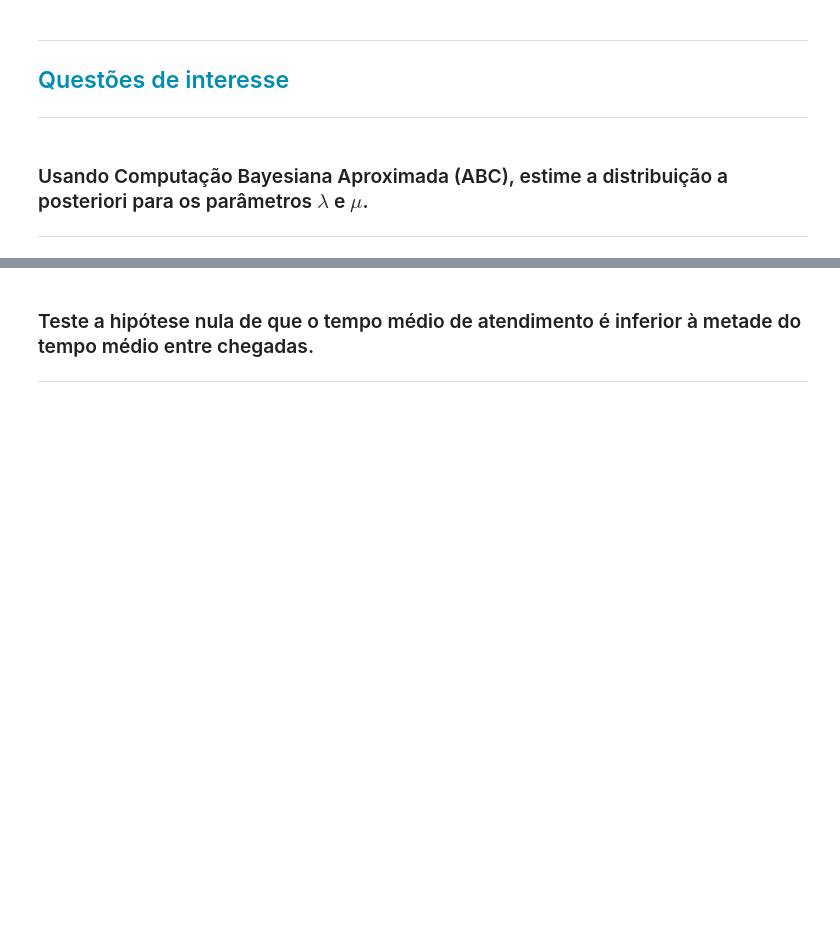
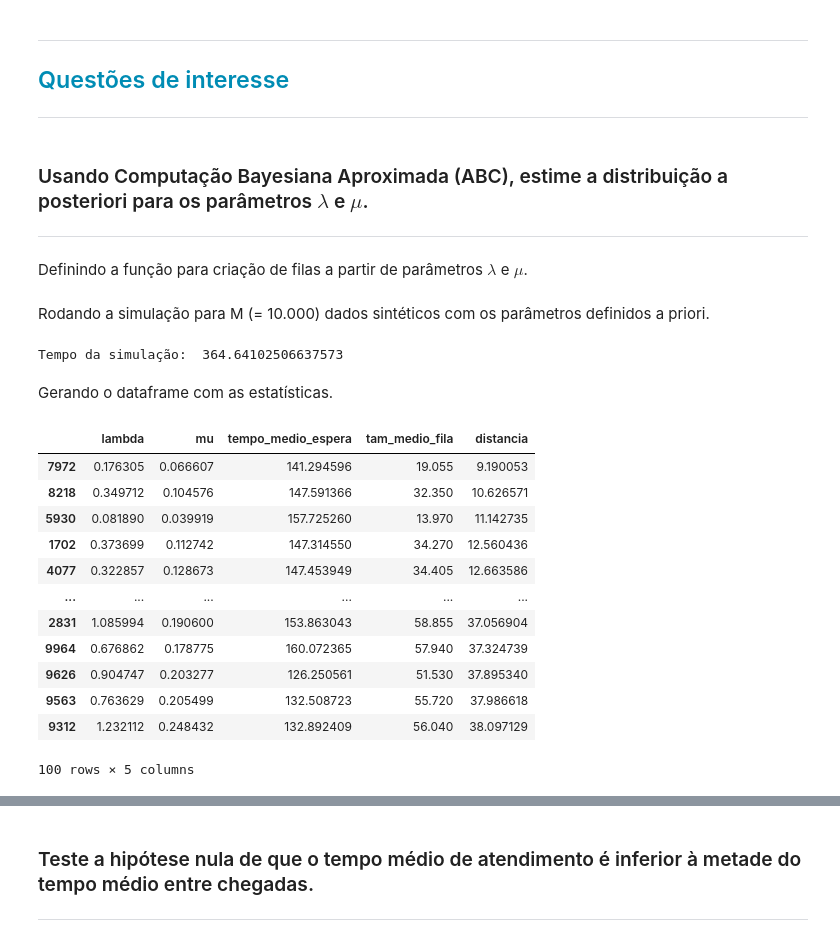
Before and after one commit to pauloceliojr/mcimd-listas, a Jupyter notebook: Trabalho Final/Trabalho_Final.ipynb, the cells around one changed output, grey strips where cells are left out. Cells and saved outputs as stored; diff of their text form; code cells hidden in the pictures; blank space fills up the shorter version.

```diff
--- a/Trabalho Final/Trabalho_Final.ipynb
+++ b/Trabalho Final/Trabalho_Final.ipynb
@@ -63,3 +63,5 @@ Considere uma fila do tipo M/M/2 (veja o artigo citado abaixo ou qualquer outra
 ### Usando Computação Bayesiana Aproximada (ABC), estime a distribuição a posteriori para os parâmetros $\lambda$ e $\mu$.
 
 ---
+# %% [markdown]
+Definindo a função para criação de filas a partir de parâmetros $\lambda$ e $\mu$.
@@ -65,0 +119,54 @@ Considere uma fila do tipo M/M/2 (veja o artigo citado abaixo ou qualquer outra
+# %% [markdown]
+Rodando a simulação para M (= 10.000) dados sintéticos com os parâmetros definidos a priori.
+# %%
+# Define o array [tempo_medio_espera, tamanho_medio_fila] a partir da observação
+valores_obs = [150, 22]     # tempo médio = 150 min, e tamanho_medio = 22 pessoas
+
+tempo_inicial = time.time()
+
+# Inicializa uma lista vazia que armazenará as estatísticas das amostras geradas pelos parâmetros (lambda e mu)
+amostras = []
+
+# Gera amostras aleatórias de λ e μ a partir da distribuição a priori
+np.random.seed(SEED)
+lam = np.random.exponential(size=M)
+mu = np.random.exponential(size=M)
+
+# Executa o loop de iteração para estimar a distribuição a posteriori de λ e μ
+for i in range(M):
+    # Gera estatisticas simulados a partir do modelo de distribuição exponencial com os parâmetros λ e μ
+    fila = cria_fila_simulada(lam[i], mu[i])
+    # Os valores simulados para a fila gerada
+    valores_sim = [fila.tempo_espera.mean(), fila.tam_fila_chegada.mean()]
+    # Calcula a distância entre os estatisticas simulados e os estatisticas reais
+    amostras.append([lam[i], mu[i], *valores_sim, distance.euclidean(valores_sim, valores_obs)])
+
+tempo_final = time.time()
+print('Tempo da simulação: ', (tempo_final - tempo_inicial))
+# %% [output]
+Tempo da simulação:  364.64102506637573
+# %% [markdown]
+Gerando o dataframe com as estatísticas.
+# %%
+# Gera um dataframe Pandas com os parâmetros e as estatísticas calculadas
+amostras_posteriori = pd.DataFrame(amostras, columns=["lambda", "mu", "tempo_medio_espera", "tam_medio_fila", "distancia"])
+# inv_cov = np.linalg.inv(amostras_posteriori[["tempo_medio_espera", "tam_medio_fila"]].cov())
+# amostras_posteriori["distancia"] = amostras_posteriori.apply(lambda x: distance.mahalanobis([x["tempo_medio_espera"], x["tam_medio_fila"]], valores_obs, inv_cov), axis=1)
+
+# recupera os 1% registros que tiveram as menores distâncias
+amostras_posteriori = amostras_posteriori.nsmallest(int(M * 0.01), "distancia")
+amostras_posteriori
+# %% [output]
+|  | lambda | mu | tempo_medio_espera | tam_medio_fila | distancia |
+| 7972 | 0.176305 | 0.066607 | 141.294596 | 19.055 | 9.190053 |
+| 8218 | 0.349712 | 0.104576 | 147.591366 | 32.350 | 10.626571 |
+| 5930 | 0.081890 | 0.039919 | 157.725260 | 13.970 | 11.142735 |
+| 1702 | 0.373699 | 0.112742 | 147.314550 | 34.270 | 12.560436 |
+| 4077 | 0.322857 | 0.128673 | 147.453949 | 34.405 | 12.663586 |
+| ... | ... | ... | ... | ... | ... |
+| 2831 | 1.085994 | 0.190600 | 153.863043 | 58.855 | 37.056904 |
+| 9964 | 0.676862 | 0.178775 | 160.072365 | 57.940 | 37.324739 |
+| 9626 | 0.904747 | 0.203277 | 126.250561 | 51.530 | 37.895340 |
+| 9563 | 0.763629 | 0.205499 | 132.508723 | 55.720 | 37.986618 |
+| 9312 | 1.232112 | 0.248432 | 132.892409 | 56.040 | 38.097129 |
+100 rows × 5 columns
```
Also changed, not shown: parts of 26 cells of this notebook.
